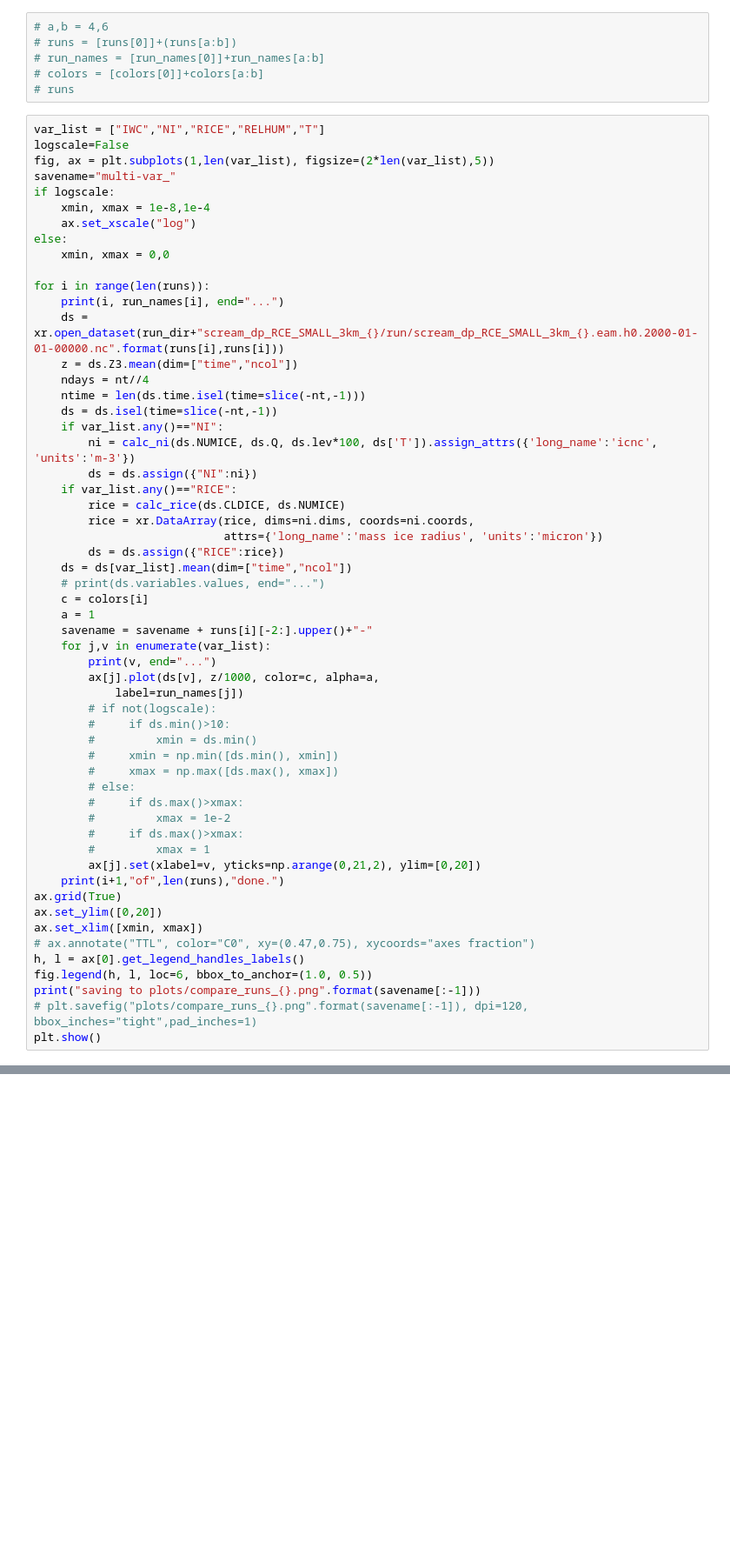
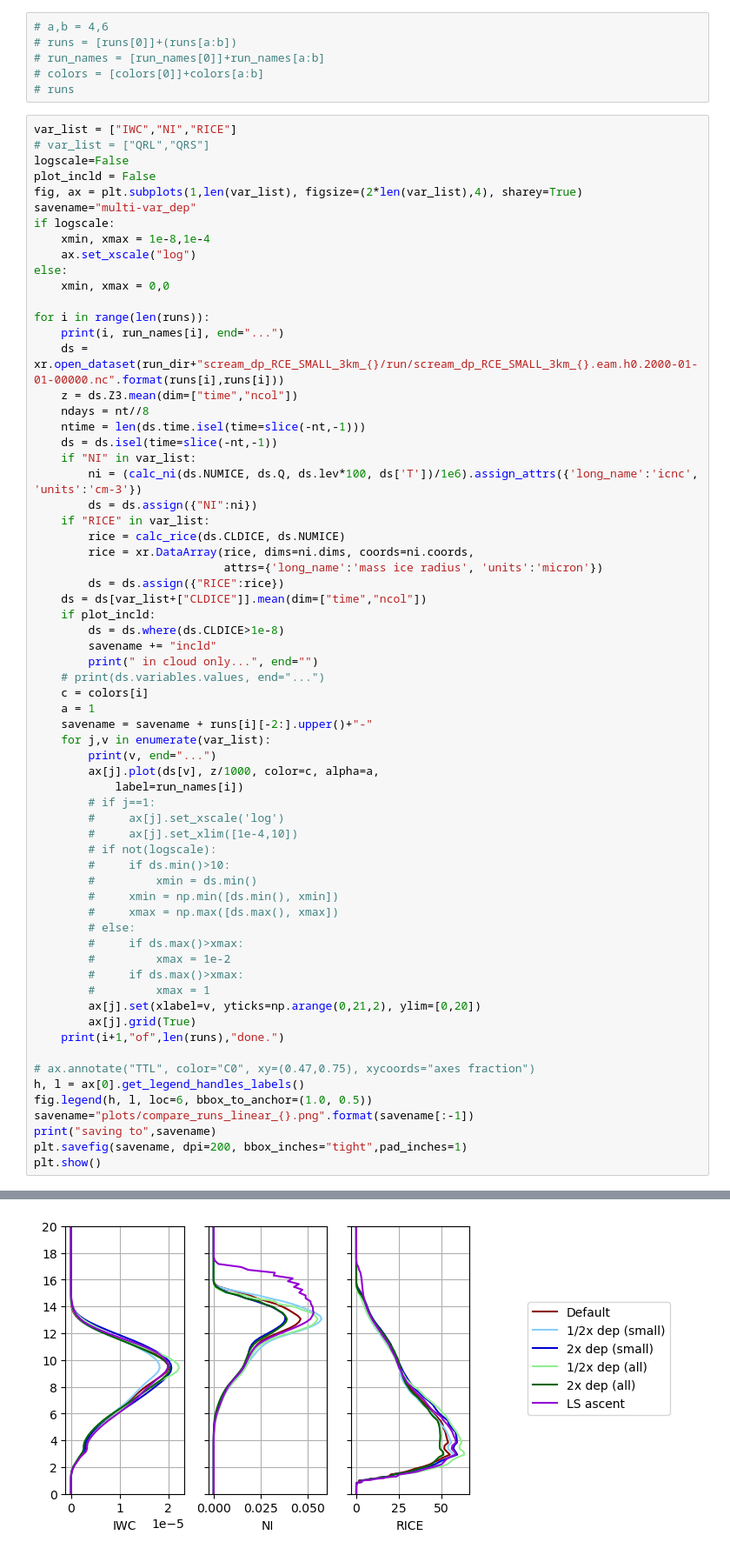
Before and after one commit to smturbev/scmlib, a Jupyter notebook: DP_diagnostics/notebooks/compare_runs.ipynb, the cells around one changed output, grey strips where cells are left out. Shown: that part at 87% size. Cells and saved outputs as stored; diff of their text form; blank space fills up the shorter version.

```diff
--- a/DP_diagnostics/notebooks/compare_runs.ipynb
+++ b/DP_diagnostics/notebooks/compare_runs.ipynb
@@ -55,10 +65,12 @@ def calc_rho(qv, p, t):
 # colors = [colors[0]]+colors[a:b]
 # runs
 # %%
-var_list = ["IWC","NI","RICE","RELHUM","T"]
+var_list = ["IWC","NI","RICE"]
+# var_list = ["QRL","QRS"]
 logscale=False
-fig, ax = plt.subplots(1,len(var_list), figsize=(2*len(var_list),5))
-savename="multi-var_"
+plot_incld = False
+fig, ax = plt.subplots(1,len(var_list), figsize=(2*len(var_list),4), sharey=True)
+savename="multi-var_dep"
 if logscale:
     xmin, xmax = 1e-8,1e-4
     ax.set_xscale("log")
@@ -69,18 +81,22 @@ for i in range(len(runs)):
     print(i, run_names[i], end="...")
     ds = xr.open_dataset(run_dir+"scream_dp_RCE_SMALL_3km_{}/run/scream_dp_RCE_SMALL_3km_{}.eam.h0.2000-01-01-00000.nc".format(runs[i],runs[i]))
     z = ds.Z3.mean(dim=["time","ncol"])
-    ndays = nt//4
+    ndays = nt//8
     ntime = len(ds.time.isel(time=slice(-nt,-1)))
     ds = ds.isel(time=slice(-nt,-1))
-    if var_list.any()=="NI":
-        ni = calc_ni(ds.NUMICE, ds.Q, ds.lev*100, ds['T']).assign_attrs({'long_name':'icnc', 'units':'m-3'})
+    if "NI" in var_list:
+        ni = (calc_ni(ds.NUMICE, ds.Q, ds.lev*100, ds['T'])/1e6).assign_attrs({'long_name':'icnc', 'units':'cm-3'})
         ds = ds.assign({"NI":ni})
-    if var_list.any()=="RICE":
+    if "RICE" in var_list:
         rice = calc_rice(ds.CLDICE, ds.NUMICE)
         rice = xr.DataArray(rice, dims=ni.dims, coords=ni.coords,
                             attrs={'long_name':'mass ice radius', 'units':'micron'})
         ds = ds.assign({"RICE":rice})
-    ds = ds[var_list].mean(dim=["time","ncol"])
+    ds = ds[var_list+["CLDICE"]].mean(dim=["time","ncol"])
+    if plot_incld:
+        ds = ds.where(ds.CLDICE>1e-8)
+        savename += "incld"
+        print(" in cloud only...", end="")
     # print(ds.variables.values, end="...")
     c = colors[i]
     a = 1
@@ -88,7 +104,10 @@ for i in range(len(runs)):
     for j,v in enumerate(var_list):
         print(v, end="...")
         ax[j].plot(ds[v], z/1000, color=c, alpha=a,
-            label=run_names[j])
+            label=run_names[i])
+        # if j==1:
+        #     ax[j].set_xscale('log')
+        #     ax[j].set_xlim([1e-4,10])
         # if not(logscale):
         #     if ds.min()>10:
         #         xmin = ds.min()
@@ -100,14 +119,14 @@ for i in range(len(runs)):
         #     if ds.max()>xmax:
         #         xmax = 1
         ax[j].set(xlabel=v, yticks=np.arange(0,21,2), ylim=[0,20])
+        ax[j].grid(True)
     print(i+1,"of",len(runs),"done.")
-ax.grid(True)
-ax.set_ylim([0,20])
-ax.set_xlim([xmin, xmax])
+
 # ax.annotate("TTL", color="C0", xy=(0.47,0.75), xycoords="axes fraction")
 h, l = ax[0].get_legend_handles_labels()
 fig.legend(h, l, loc=6, bbox_to_anchor=(1.0, 0.5))
-print("saving to plots/compare_runs_{}.png".format(savename[:-1]))
-# plt.savefig("plots/compare_runs_{}.png".format(savename[:-1]), dpi=120, bbox_inches="tight",pad_inches=1)
+savename="plots/compare_runs_linear_{}.png".format(savename[:-1])
+print("saving to",savename)
+plt.savefig(savename, dpi=200, bbox_inches="tight",pad_inches=1)
 plt.show()
 # %% [output]
@@ -120,3 +140,4 @@ plt.show()
+[figure, added]
 # %%
 # 2D comparisons (like in comp_rcemip)
 #### user input ####
```
Also changed, not shown: parts of 8 cells of this notebook, 4 other files.
